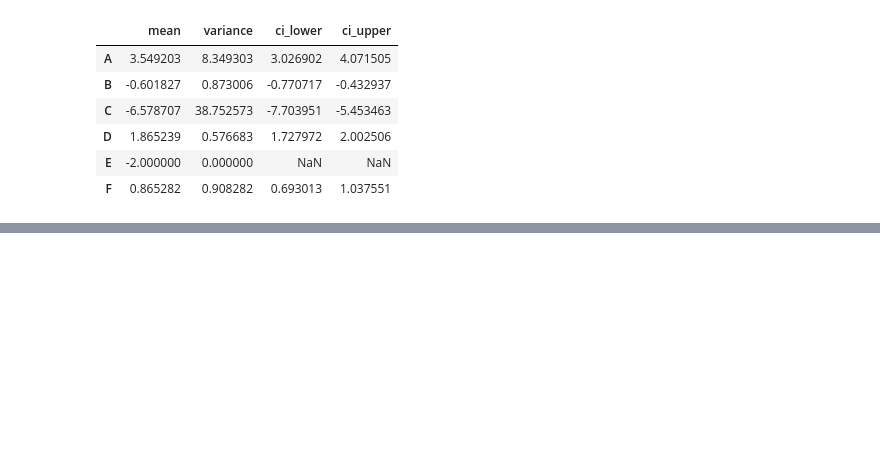
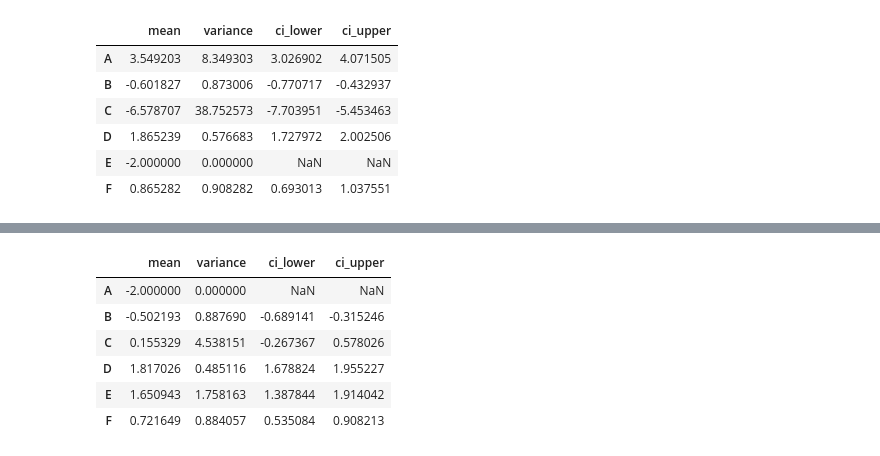
Before and after one commit to claralb2002/Active-Machine-Learning-Assignments, a Jupyter notebook: miniproject3/experiment.ipynb, the cells around one changed output, grey strips where cells are left out. Saved outputs shown, nothing was run; the diff lists cells and outputs as text; code cells hidden in the pictures; blank space fills up the shorter version.

```diff
--- a/miniproject3/experiment.ipynb
+++ b/miniproject3/experiment.ipynb
@@ -196,0 +308,10 @@ plotCorrelation(intervention2, title='Intervention 2 data')
+# %%
+provideStats(intervention3)
+# %% [output]
+|  | mean | variance | ci_lower | ci_upper |
+| A | -2.000000 | 0.000000 | NaN | NaN |
+| B | -0.502193 | 0.887690 | -0.689141 | -0.315246 |
+| C | 0.155329 | 4.538151 | -0.267367 | 0.578026 |
+| D | 1.817026 | 0.485116 | 1.678824 | 1.955227 |
+| E | 1.650943 | 1.758163 | 1.387844 | 1.914042 |
+| F | 0.721649 | 0.884057 | 0.535084 | 0.908213 |
```
Also changed, not shown: parts of 9 cells of this notebook.
